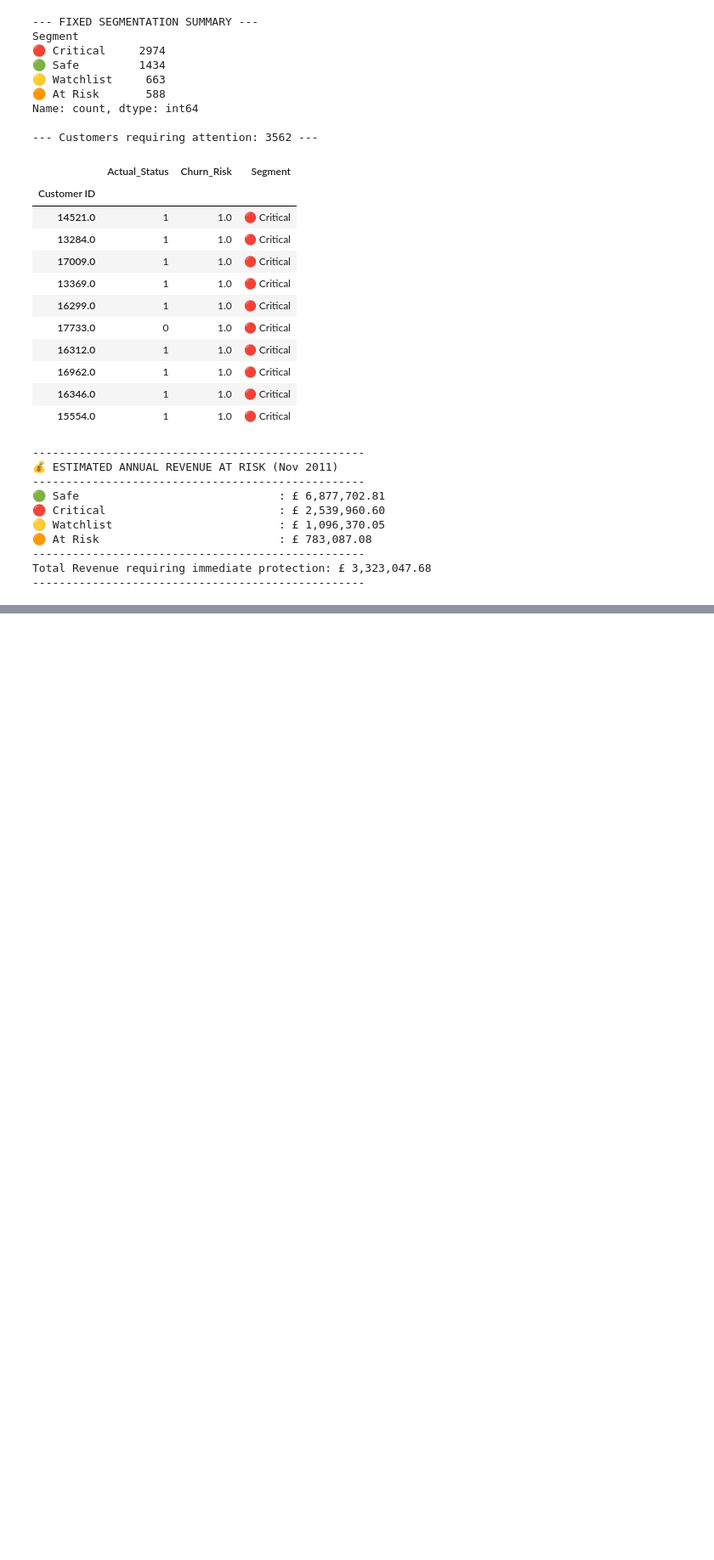
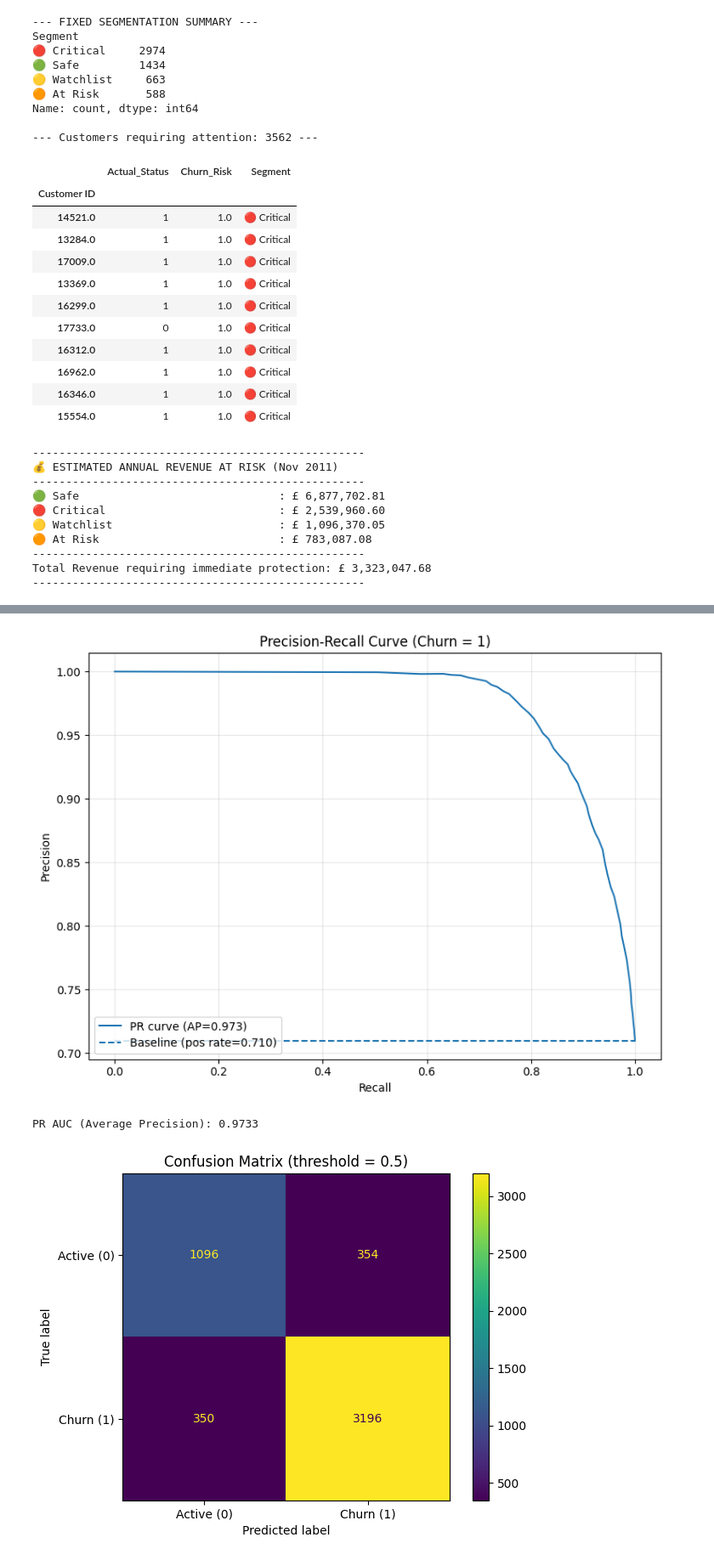
Before and after one commit to NovyQuant/Retention-Analysis-Churn-Risk-Scoring-System, a Jupyter notebook: Retention-Analysis.ipynb, the cells around one changed output, grey strips where cells are left out. Shown at 85% size. Cells and saved outputs as stored; diff of their text form; code cells hidden in the pictures; blank space fills up the shorter version.

```diff
--- a/Retention-Analysis.ipynb
+++ b/Retention-Analysis.ipynb
@@ -685,0 +802,40 @@ Total Revenue requiring immediate protection: £ 3,323,047.68
+# %%
+# -----------------------------
+# VISUALIZATION
+# 1) PR AUC Curve
+# -----------------------------
+pr_auc = average_precision_score(y_test, y_test_proba)
+precision, recall, _ = precision_recall_curve(y_test, y_test_proba)
+
+baseline = np.mean(y_test)  # positive rate baseline
+
+plt.figure(figsize=(8, 6))
+plt.plot(recall, precision, label=f"PR curve (AP={pr_auc:.3f})")
+plt.hlines(baseline, 0, 1, linestyles="--", label=f"Baseline (pos rate={baseline:.3f})")
+plt.xlabel("Recall")
+plt.ylabel("Precision")
+plt.title("Precision-Recall Curve (Churn = 1)")
+plt.grid(True, alpha=0.3)
+plt.legend()
+plt.tight_layout()
+plt.show()
+
+print(f"PR AUC (Average Precision): {pr_auc:.4f}")
+
+# -----------------------------
+# 2) Confusion Matrix (threshold = 0.5)
+# -----------------------------
+y_test_pred = (y_test_proba >= 0.5).astype(int)
+
+cm = confusion_matrix(y_test, y_test_pred, labels=[0, 1])
+
+disp = ConfusionMatrixDisplay(confusion_matrix=cm, display_labels=["Active (0)", "Churn (1)"])
+disp.plot(values_format="d")
+plt.title("Confusion Matrix (threshold = 0.5)")
+plt.grid(False)
+plt.tight_layout()
+plt.show()
+# %% [output]
+[figure, added]
+PR AUC (Average Precision): 0.9733
+[figure, added]
```
Also changed, not shown: parts of 2 cells of this notebook.
